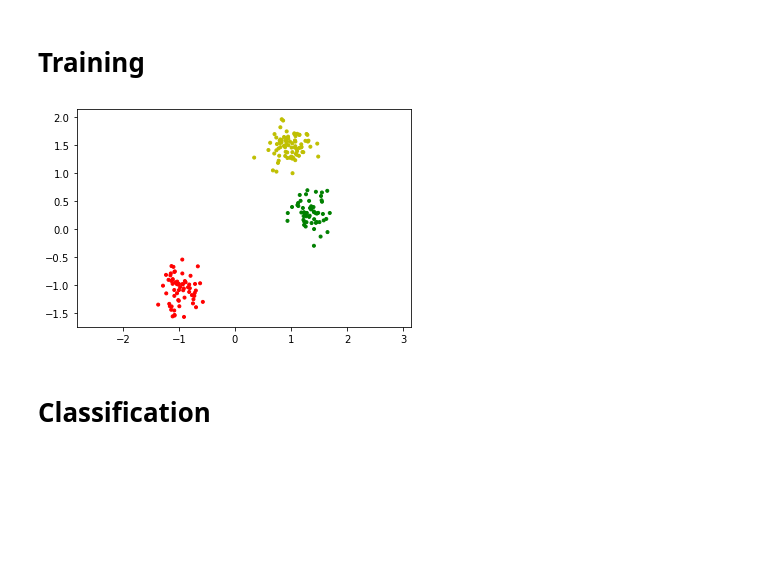
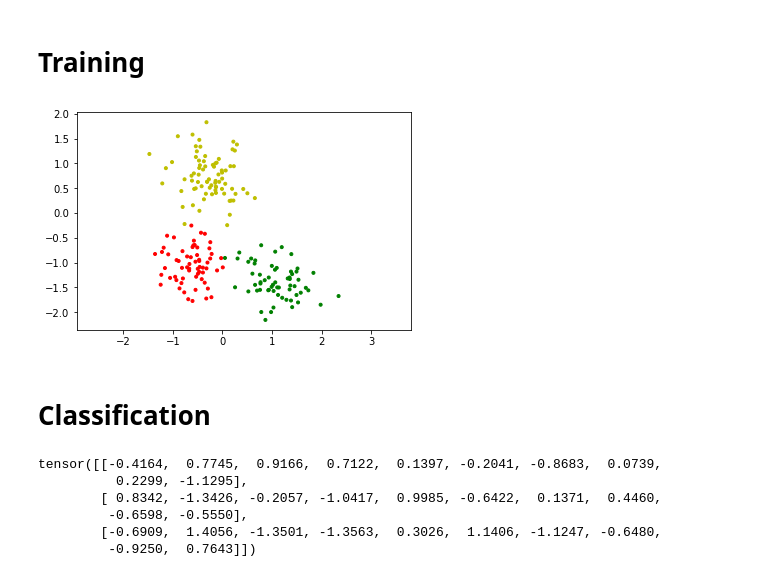
Before and after one commit to jorchard/pc_network, a Jupyter notebook: PC_assocmem.ipynb, the cells around one changed output. Cells and saved outputs as stored; diff of their text form; code cells hidden in the pictures; blank space fills up the shorter version.

```diff
--- a/PC_assocmem.ipynb
+++ b/PC_assocmem.ipynb
@@ -148,9 +145,9 @@ net.SetGamma(0.2)
 # %% [markdown]
 # Training
 # %%
-simple_ds = SimpleDataset(A, B, n=200, noise=0.2)
+simple_ds = SimpleDataset(A, B, n=200, noise=0.4)
 dl = DataLoader(simple_ds, batch_size=25, shuffle=True)
 simple_ds.Plot(idx=(5,3))
 # %% [output]
-[figure, old version]
+[figure, new version]
 # %%
@@ -158,5 +155,14 @@ net.Learn(dl, T=1., epochs=3)
 # %% [markdown]
 # Classification
+# %%
+A
+# %% [output]
+tensor([[-0.4164,  0.7745,  0.9166,  0.7122,  0.1397, -0.2041, -0.8683,  0.0739,
+          0.2299, -1.1295],
+        [ 0.8342, -1.3426, -0.2057, -1.0417,  0.9985, -0.6422,  0.1371,  0.4460,
+         -0.6598, -0.5550],
+        [-0.6909,  1.4056, -1.3501, -1.3563,  0.3026,  1.1406, -1.1247, -0.6480,
+         -0.9250,  0.7643]])
 # %%
 net.Reset(random=1.)
 net.lyr[-1].Probe(True)
```
Also changed, not shown: parts of 8 cells of this notebook.
